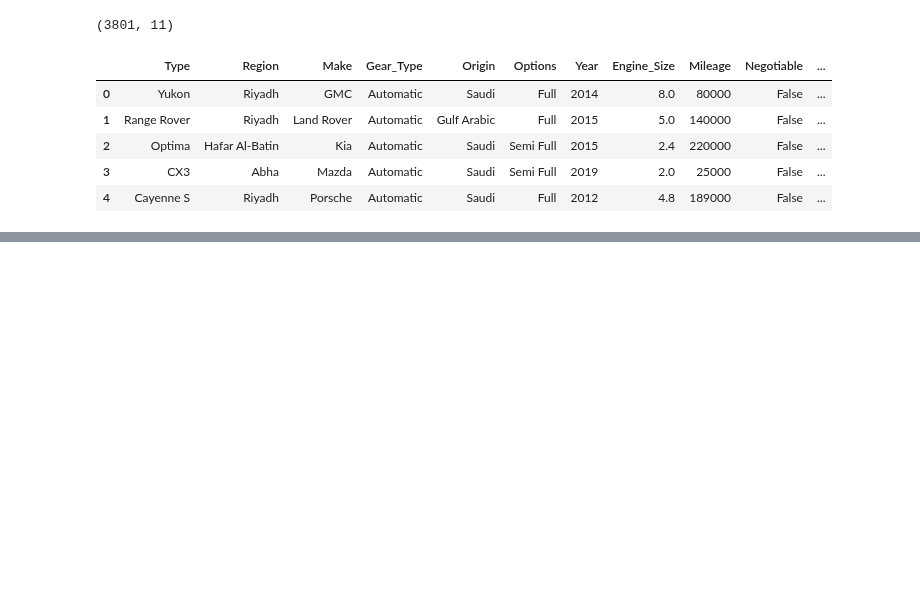
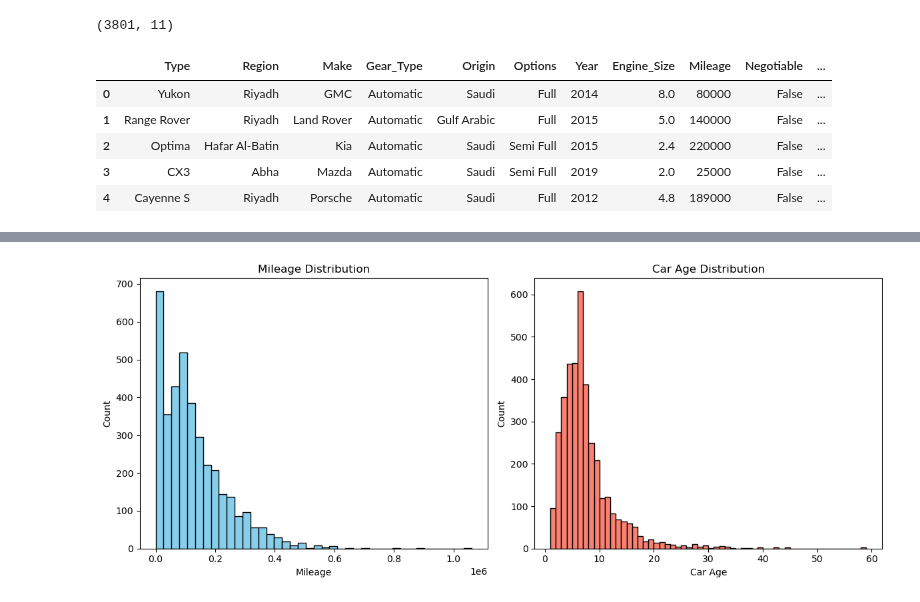
Before and after one commit to RioPramana21/Ctrl-Price-Taking-Control-of-Used-Car-Valuations-with-ML, a Jupyter notebook: code_files/4_feature_engineering_and_preprocessing.ipynb, the cells around one changed output, grey strips where cells are left out. Drawn from its saved outputs; the diff is of its cells as text; code cells hidden in the pictures; blank space fills up the shorter version.

Commit message:
Refactored feature engineering code

```diff
--- a/code_files/4_feature_engineering_and_preprocessing.ipynb
+++ b/code_files/4_feature_engineering_and_preprocessing.ipynb
@@ -16,0 +26,6 @@ df.head()
+# %%
+# -- Car Age: More predictive than raw Year --
+CURRENT_YEAR = 2022
+df['Car_Age'] = CURRENT_YEAR - df['Year']
+# Business logic: car age is a more monotonic predictor of price drop
+df.head()
@@ -16,0 +41,4 @@ df.head()
+# %%
+# -- Vintage Flag: Flag cars that are "classic" or "vintage", which is indicated by a Car Age of 30 years or older --
+df['IsVintage'] = (df['Car_Age'] >= 30)
+df[df['IsVintage']].head()
@@ -16,0 +54,4 @@ df.head()
+# %%
+# -- Big Engine Flag: Flag abnormally high-performance vehicles
+df['IsBigEngine'] = (df['Engine_Size'] > 7.0)
+df.head()
@@ -16,0 +145,21 @@ df.head()
+# %%
+import matplotlib.pyplot as plt
+
+fig, axes = plt.subplots(1, 2, figsize=(12, 5))
+
+# Mileage distribution
+axes[0].hist(df['Mileage'], bins=40, color='skyblue', edgecolor='black')
+axes[0].set_title('Mileage Distribution')
+axes[0].set_xlabel('Mileage')
+axes[0].set_ylabel('Count')
+
+# Car_Age distribution
+axes[1].hist(df['Car_Age'], bins=range(df['Car_Age'].min(), df['Car_Age'].max() + 1), color='salmon', edgecolor='black')
+axes[1].set_title('Car Age Distribution')
+axes[1].set_xlabel('Car Age')
+axes[1].set_ylabel('Count')
+
+plt.tight_layout()
+plt.show()
+# %% [output]
+[figure, added]
```
Also changed, not shown: parts of 25 cells of this notebook.
